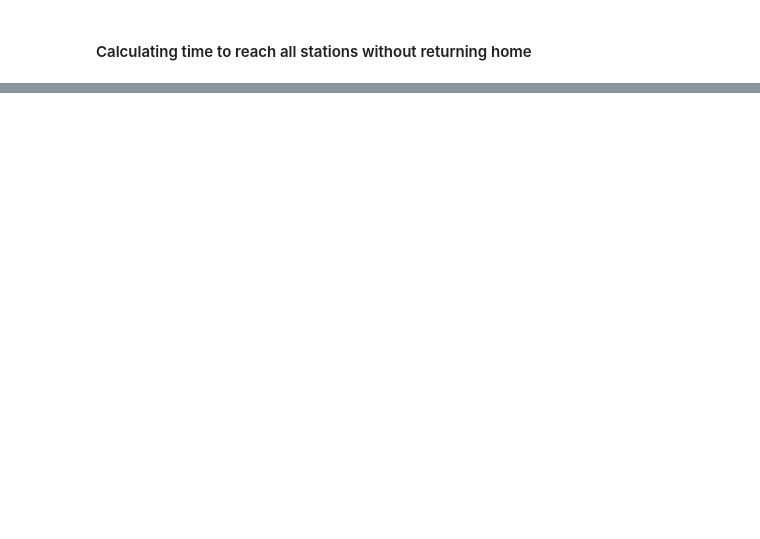
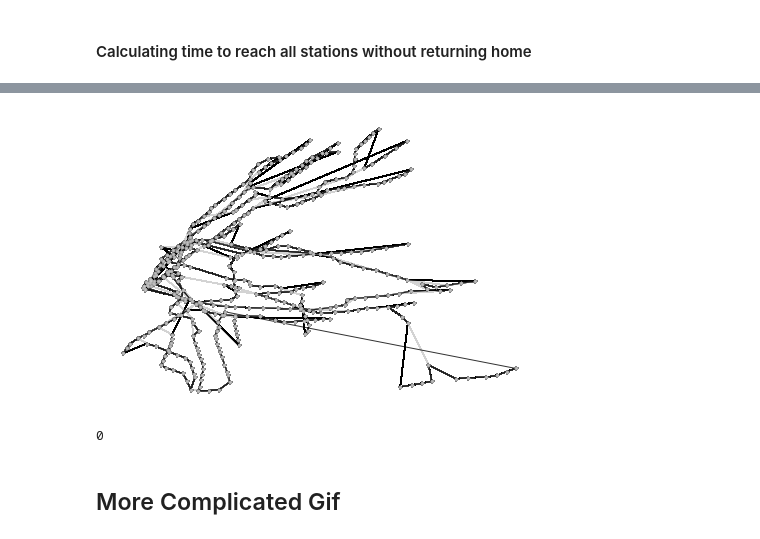
Before and after one commit to gregfeliu/The_Subway_Challenge, a Jupyter notebook: Solve_Postman_Problem_final.ipynb, the cells around one changed output, grey strips where cells are left out. Saved outputs shown, nothing was run; the diff lists cells and outputs as text; code cells hidden in the pictures; blank space fills up the shorter version.

```diff
--- a/Solve_Postman_Problem_final.ipynb
+++ b/Solve_Postman_Problem_final.ipynb
@@ -551,0 +579,37 @@ TSP_solutions_df.sort_values(by='Time_seconds').head(7)
+# %%
+## special thanks to code template found here: http://brooksandrew.github.io/simpleblog/articles/intro-to-graph-optimization-solving-cpp/#cpp-solution
+# colors from https://learnui.design/tools/data-color-picker.html
+# visit_colors = {1:"#003f5c", 2:"#58508d", 3:"#bc5090", 4:"#ff6361", 5:"#ffa600"}
+# edge_counter = {}
+# g_i_edge_colors = []
+for i, e in enumerate(h11_route[:-1]):
+    edge = frozenset([e, h11_route[i+1]])
+#     if edge in edge_counter:
+#         edge_counter[edge] += 1
+#     else:
+#         edge_counter[edge] = 1
+    # Full graph (faded in background)
+    nx.draw(g, pos=node_positions, edge_color='lightgrey', node_size=5, node_color='gray', alpha=0.4)
+
+    # Edges walked as of iteration i
+    h11_route_x = copy.deepcopy(h11_route[0:i+2])
+    g_x = nx.Graph()
+    for x in range(i+1):
+        edge_x = frozenset([h11_route_x[x], h11_route_x[x+1]])
+        g_x.add_edge(h11_route_x[x], h11_route_x[x+1])
+#         euler_circuit_i[i][2]['visits_i'] = edge_counter[edge_i]
+#     g_i = nx.Graph(euler_circuit_i)
+#     g_i_edge_colors = [visit_colors[e[2]['visits_i']] for e in g_i.edges(data=True)]
+
+    nx.draw_networkx_nodes(g_x, pos=node_positions, node_size=6, alpha=0.6, node_color='lightgray', with_labels=False, linewidths=0.1)
+    nx.draw_networkx_edges(g_x, pos=node_positions, edge_color='black', alpha=0.8)
+
+#     plt.axis('off')
+#     plt.savefig('H11_route_images_simplified/img{}.png'.format(i), dpi=120, bbox_inches='tight')
+#     plt.close()
+# %% [output]
+[figure, added]
+# %%
+os.system('say "your program has finished"')
+# %% [output]
+0
@@ -551,0 +633,2 @@ TSP_solutions_df.sort_values(by='Time_seconds').head(7)
+# %% [markdown]
+## More Complicated Gif
```
Also changed, not shown: parts of 22 cells of this notebook.
